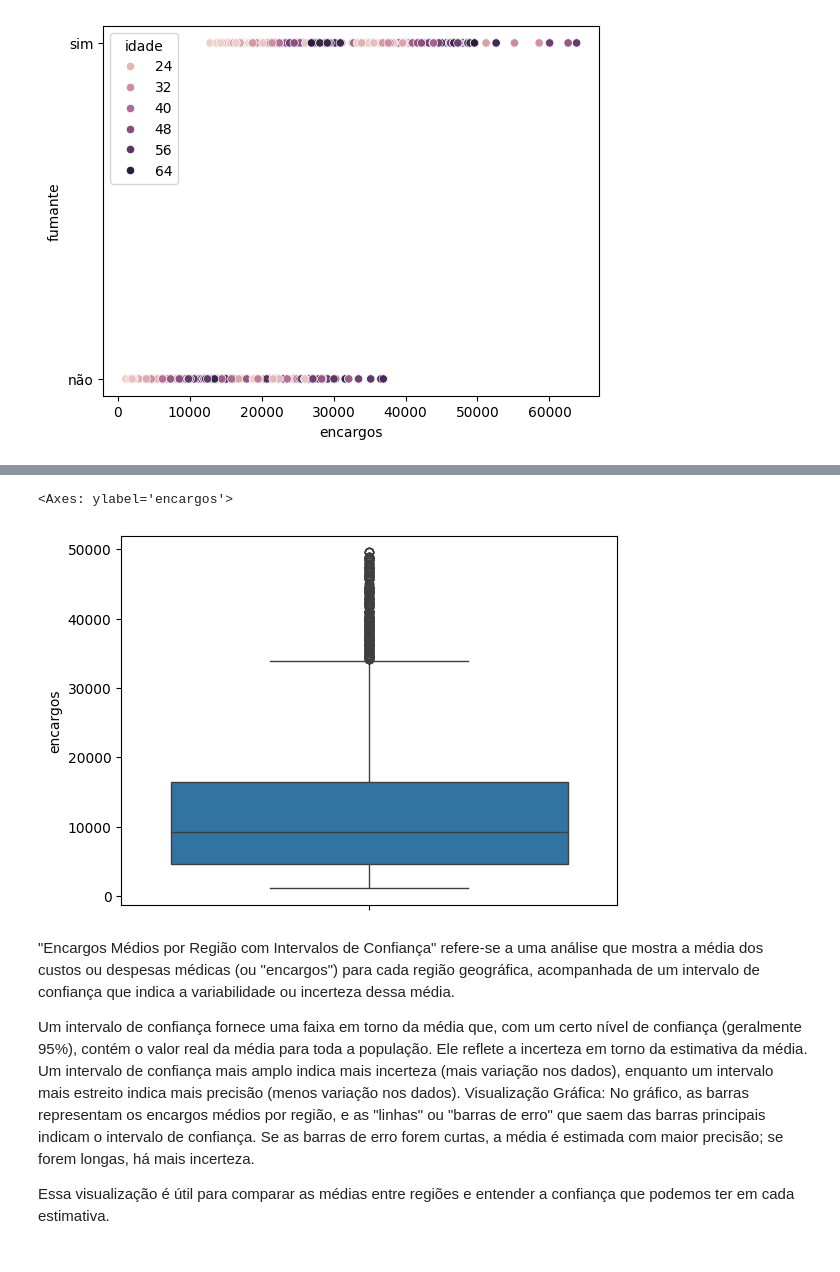
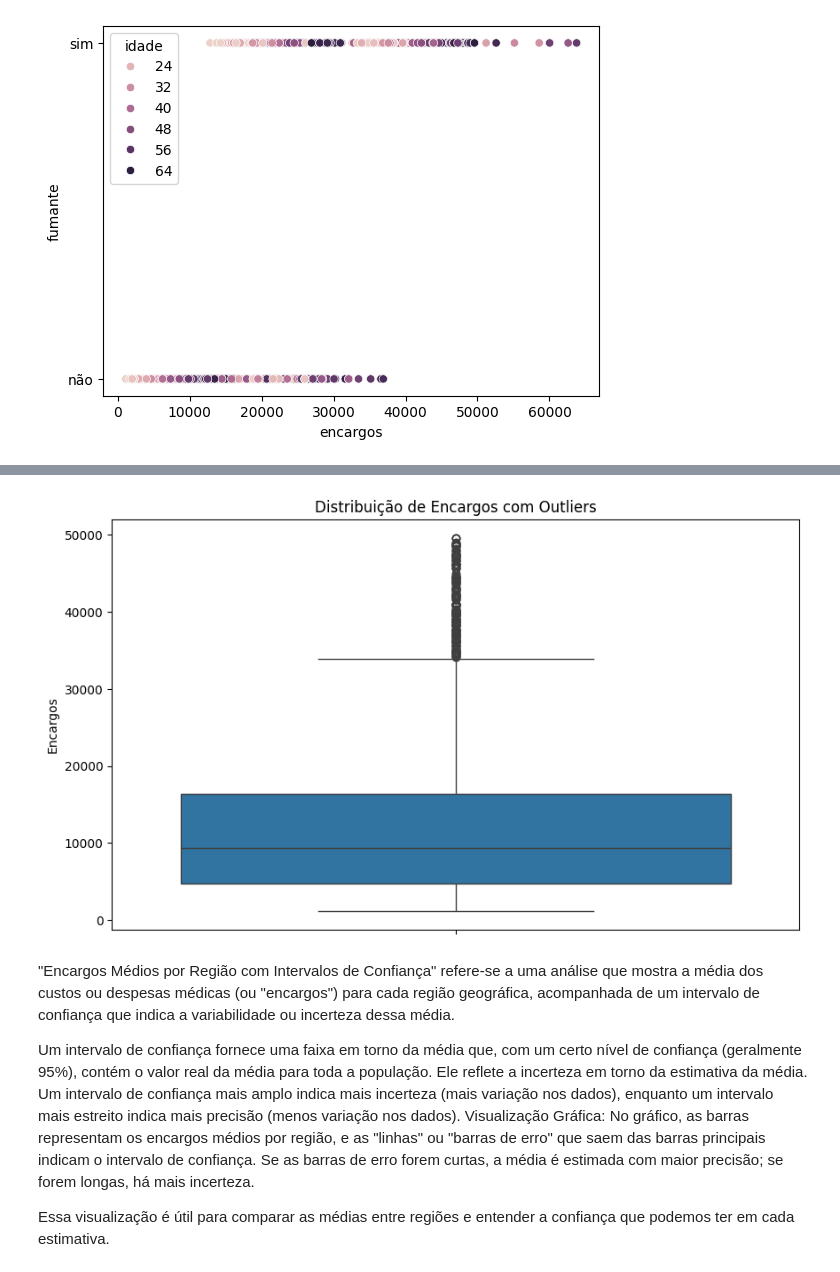
Before and after one commit to MilaGabs/medical-insurance-cost-prediction, a Jupyter notebook: medical_insurance_prediction.ipynb, the cells around one changed output, grey strips where cells are left out. Saved outputs shown, nothing was run; the diff lists cells and outputs as text; code cells hidden in the pictures.

```diff
--- a/medical_insurance_prediction.ipynb
+++ b/medical_insurance_prediction.ipynb
@@ -207,8 +231,7 @@ dataset=dataset[np.abs(stats.zscore(dataset.encargos)) < 3]
 #Aproximadamente 95% estão dentro de 2 desvios padrão.
 #Aproximadamente 99.7% estão dentro de 3 desvios padrão.
 #Um z-score de 3, vamos excluir apenas os valores mais extremos, que são menos de 0.3% dos dados.
-# %%
-sns.boxplot(y='encargos', data=dataset)
-# %% [output]
-<Axes: ylabel='encargos'>
-[figure, removed]
+# %%
+plot_outliers(dataset, 'encargos', 'Encargos')
+# %% [output]
+[figure, added]
```
Also changed, not shown: parts of 48 cells of this notebook.
